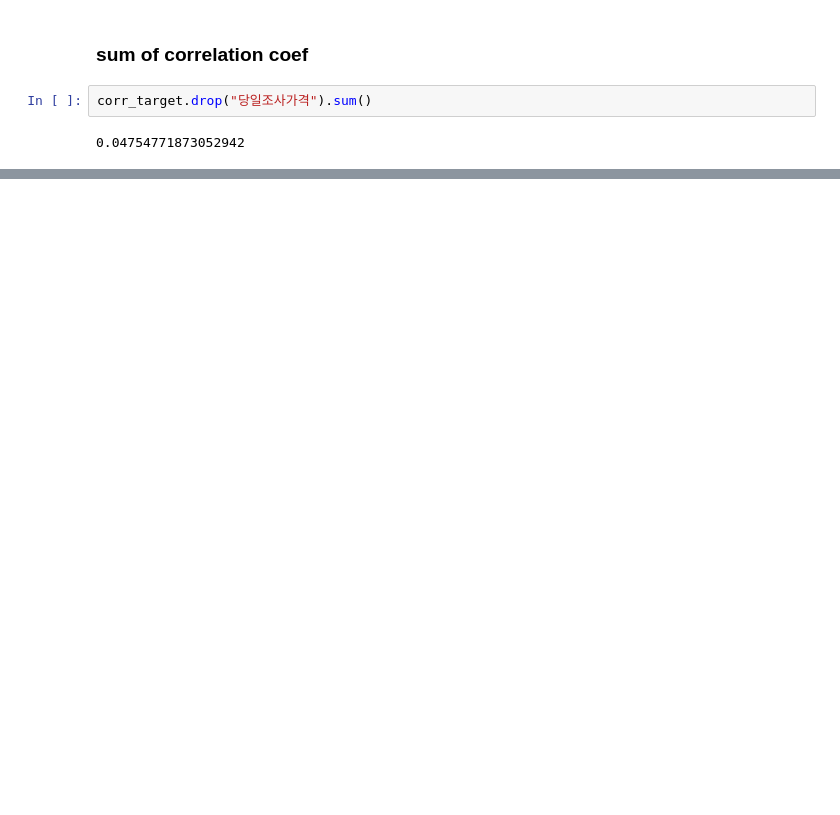
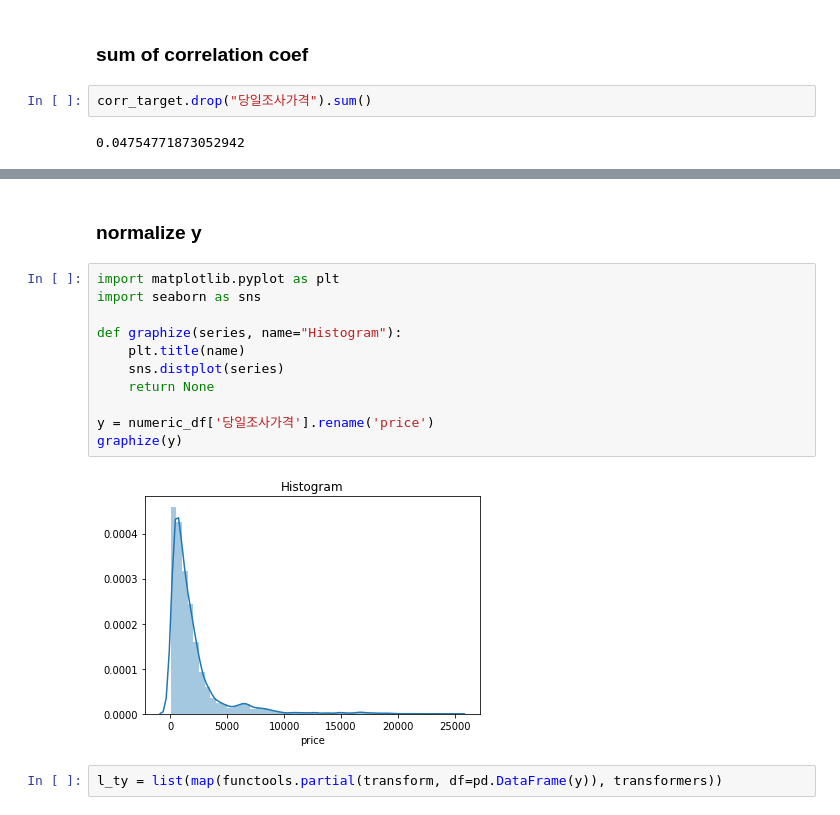
Before and after one commit to meowpunch/bobsim-research, a Jupyter notebook: src/main/python/correlation.ipynb, the cells around one changed output, grey strips where cells are left out. Drawn from its saved outputs; the diff is of its cells as text; blank space fills up the shorter version.

```diff
--- a/src/main/python/correlation.ipynb
+++ b/src/main/python/correlation.ipynb
@@ -256,0 +293,17 @@ ValueError: DataFrame constructor not properly called!
+# %% [markdown]
+### normalize y
+# %%
+import matplotlib.pyplot as plt
+import seaborn as sns
+
+def graphize(series, name="Histogram"):
+    plt.title(name)
+    sns.distplot(series)
+    return None
+
+y = numeric_df['당일조사가격'].rename('price')
+graphize(y)
+# %% [output]
+[figure, added]
+# %%
+l_ty = list(map(functools.partial(transform, df=pd.DataFrame(y)), transformers))
```
Also changed, not shown: parts of 44 cells of this notebook.
